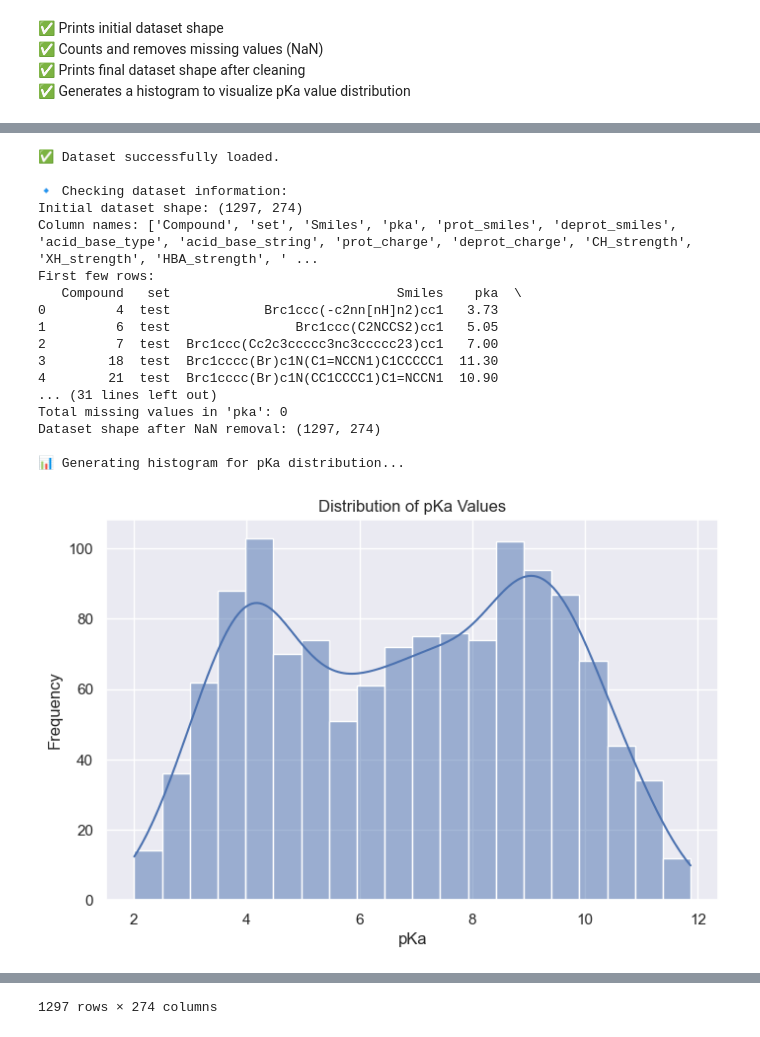
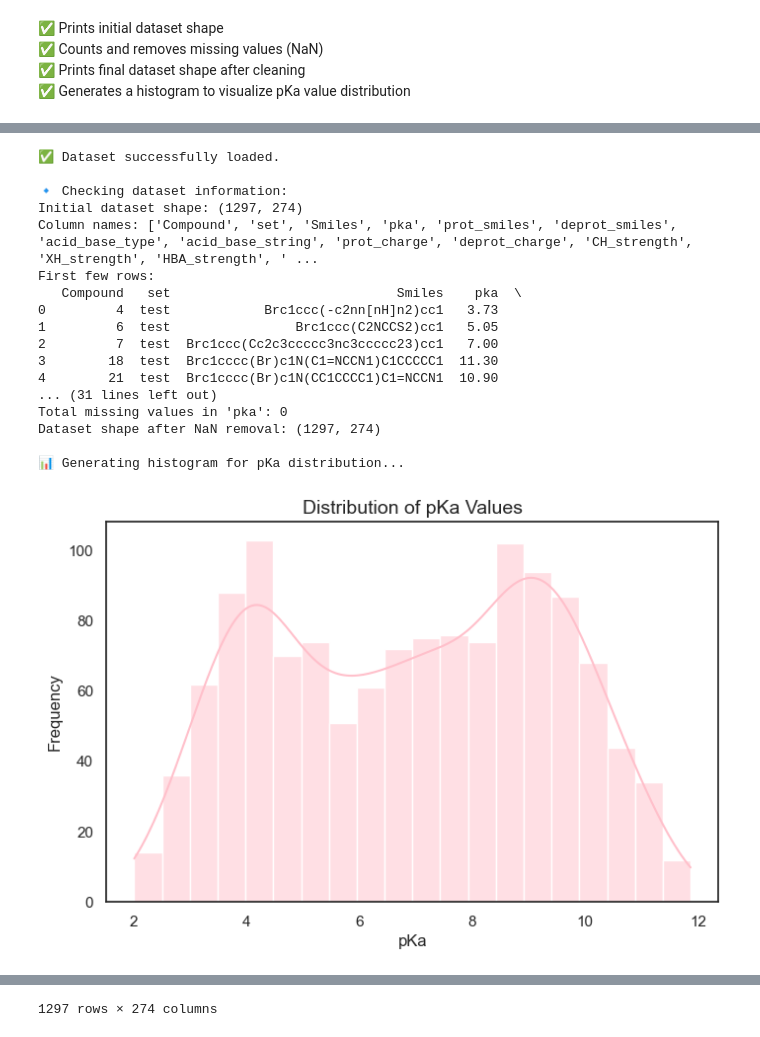
Before and after one commit to anastasiafloris/pKaPredict, a Jupyter notebook: notebooks/ProjectReport*.ipynb, the cells around one changed output, grey strips where cells are left out. Saved outputs shown, nothing was run; the diff lists cells and outputs as text; code cells hidden in the pictures.

Commit message:
pink histogrammmmmmm

```diff
--- a/notebooks/ProjectReport*.ipynb
+++ b/notebooks/ProjectReport*.ipynb
@@ -133,39 +191,46 @@ def clean_and_visualize_pka(data_pka):
     # Check final shape after cleaning
     print(f"Dataset shape after NaN removal: {data_pka.shape}")
 
     # Generate histogram for pKa distribution
     print("\n📊 Generating histogram for pKa distribution...\n")
-    sns.set_theme()
+
+    # Set white background (removes grey Seaborn style)
+    sns.set_theme(style="white")
+
     plt.figure(figsize=(8, 5))
-    sns.histplot(data=data_pka, x="pka", binwidth=0.5, kde=True)
-    plt.xlabel("pKa")
-    plt.ylabel("Frequency")
-    plt.title("Distribution of pKa Values")
+    sns.histplot(data=data_pka, x="pka", binwidth=0.5, kde=True, color="pink")  # Pink color
+
+    # Improve visual appearance
+    plt.xlabel("pKa", fontsize=12)
+    plt.ylabel("Frequency", fontsize=12)
+    plt.title("Distribution of pKa Values", fontsize=14)
+    plt.grid(False)  # Removes any unwanted grid lines
+
     plt.show()
 
     return data_pka  # Return cleaned dataset for further processing
 
 # Call the function
 clean_and_visualize_pka(data_pka)
 # %% [output]
 ✅ Dataset successfully loaded.
 
 🔹 Checking dataset information:
 Initial dataset shape: (1297, 274)
 Column names: ['Compound', 'set', 'Smiles', 'pka', 'prot_smiles', 'deprot_smiles', 'acid_base_type', 'acid_base_string', 'prot_charge', 'deprot_charge', 'CH_strength', 'XH_strength', 'HBA_strength', ' ...
 First few rows:
    Compound   set                             Smiles    pka  \
 0         4  test            Brc1ccc(-c2nn[nH]n2)cc1   3.73
 1         6  test                Brc1ccc(C2NCCS2)cc1   5.05
 2         7  test  Brc1ccc(Cc2c3ccccc3nc3ccccc23)cc1   7.00
 3        18  test  Brc1cccc(Br)c1N(C1=NCCN1)C1CCCCC1  11.30
 4        21  test  Brc1cccc(Br)c1N(CC1CCCC1)C1=NCCN1  10.90
 ... (31 lines left out)
 Total missing values in 'pka': 0
 Dataset shape after NaN removal: (1297, 274)
 
 📊 Generating histogram for pKa distribution...
-[figure, old version]
+[figure, new version]
 |  | Compound | set | Smiles | pka | prot_smiles | deprot_smiles | acid_base_type | acid_base_string | ... |
 | 0 | 4 | test | Brc1ccc(-c2nn[nH]n2)cc1 | 3.73 | Brc1ccc(-c2nn[nH]n2)cc1 | Brc1ccc(-c2nn[n-]n2)cc1 | acidic | A | ... |
 | 1 | 6 | test | Brc1ccc(C2NCCS2)cc1 | 5.05 | Brc1ccc(C2NCCS2)cc1 | Brc1ccc(C2[NH2+]CCS2)cc1 | basic | B | ... |
```
Also changed, not shown: parts of 1 cell of this notebook.
